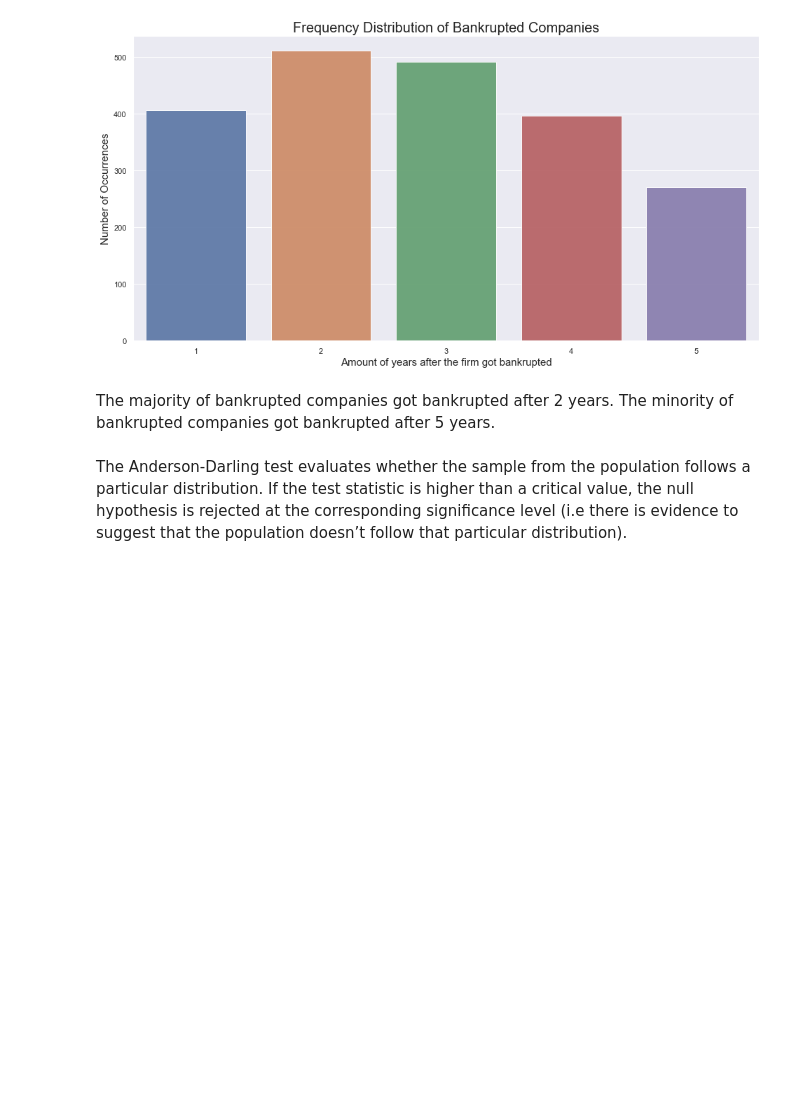
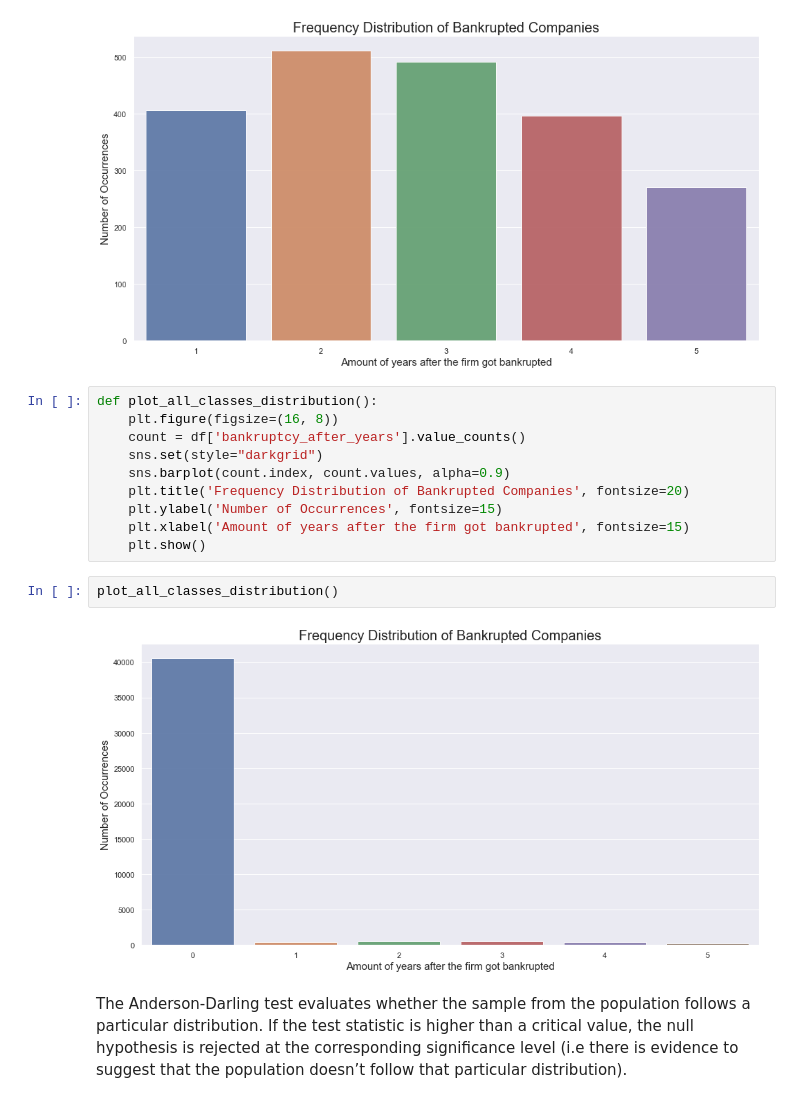
Before and after one commit to vcaramba/companies_bankruptcy_prediction, a Jupyter notebook: jupyter_notebooks/eda_notebook.ipynb, the cells around one changed output. Saved outputs shown, nothing was run; the diff lists cells and outputs as text; blank space fills up the shorter version.

```diff
--- a/jupyter_notebooks/eda_notebook.ipynb
+++ b/jupyter_notebooks/eda_notebook.ipynb
@@ -130,9 +135,20 @@ def plot_bankruptcy_classes_distribution():
 plot_bankruptcy_classes_distribution()
 # %% [output]
 [figure]
-# %% [markdown]
-The majority of bankrupted companies got bankrupted after 2 years.
-The minority of bankrupted companies got bankrupted after 5 years.
+# %%
+def plot_all_classes_distribution():
+    plt.figure(figsize=(16, 8))
+    count = df['bankruptcy_after_years'].value_counts()
+    sns.set(style="darkgrid")
+    sns.barplot(count.index, count.values, alpha=0.9)
+    plt.title('Frequency Distribution of Bankrupted Companies', fontsize=20)
+    plt.ylabel('Number of Occurrences', fontsize=15)
+    plt.xlabel('Amount of years after the firm got bankrupted', fontsize=15)
+    plt.show()
+# %%
+plot_all_classes_distribution()
+# %% [output]
+[figure, added]
 # %% [markdown]
 The Anderson-Darling test evaluates whether the sample from the population follows a particular distribution. If the test statistic is higher than a critical value, the null hypothesis is rejected at the corresponding significance level (i.e there is evidence to suggest that the population doesn’t follow that particular distribution).
 # %%
```
Also changed, not shown: parts of 28 cells of this notebook.
